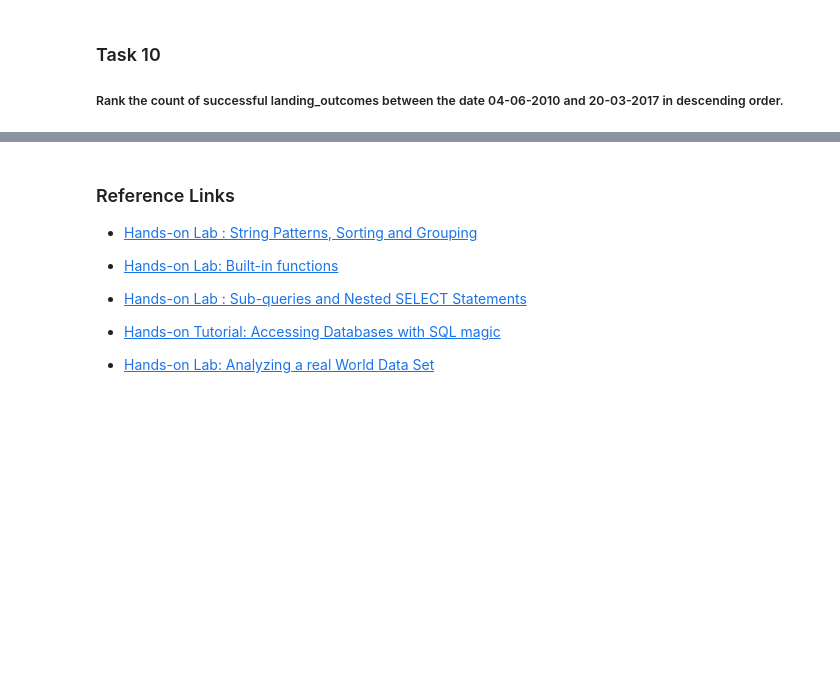
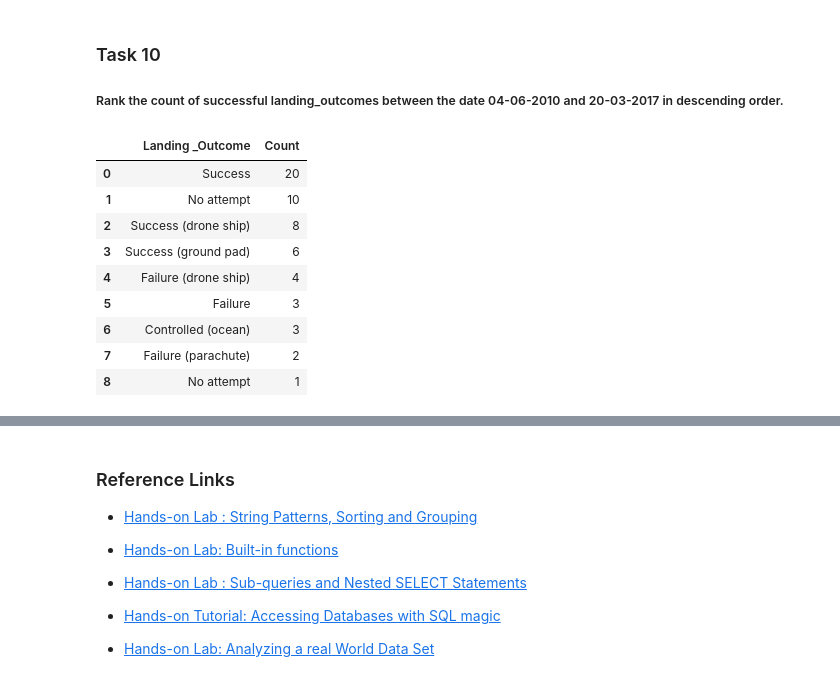
Before and after one commit to roach231428/IBM-Data-Science-Capstone, a Jupyter notebook: jupyter-labs-eda-sql-coursera_sqllite.ipynb, the cells around one changed output, grey strips where cells are left out. Saved outputs shown, nothing was run; the diff lists cells and outputs as text; code cells hidden in the pictures; blank space fills up the shorter version.

```diff
--- a/jupyter-labs-eda-sql-coursera_sqllite.ipynb
+++ b/jupyter-labs-eda-sql-coursera_sqllite.ipynb
@@ -231,4 +231,17 @@ pd.read_sql('SELECT substr(Date, 4, 2) as Month, "Landing _Outcome", Booster_Ver
 ### Task 10
 
 ##### Rank the  count of  successful landing_outcomes between the date 04-06-2010 and 20-03-2017 in descending order.
+# %%
+pd.read_sql('SELECT "Landing _Outcome", COUNT("Landing _Outcome") as Count FROM SPACEXTBL WHERE Date BETWEEN "04-06-2010" AND "20-03-2017" GROUP BY "Landing _Outcome" ORDER BY COUNT("Landing _Outcome") DESC', con = con)
+# %% [output]
+|  | Landing _Outcome | Count |
+| 0 | Success | 20 |
+| 1 | No attempt | 10 |
+| 2 | Success (drone ship) | 8 |
+| 3 | Success (ground pad) | 6 |
+| 4 | Failure (drone ship) | 4 |
+| 5 | Failure | 3 |
+| 6 | Controlled (ocean) | 3 |
+| 7 | Failure (parachute) | 2 |
+| 8 | No attempt | 1 |
 # %%
```
Also changed, not shown: parts of 1 cell of this notebook.
